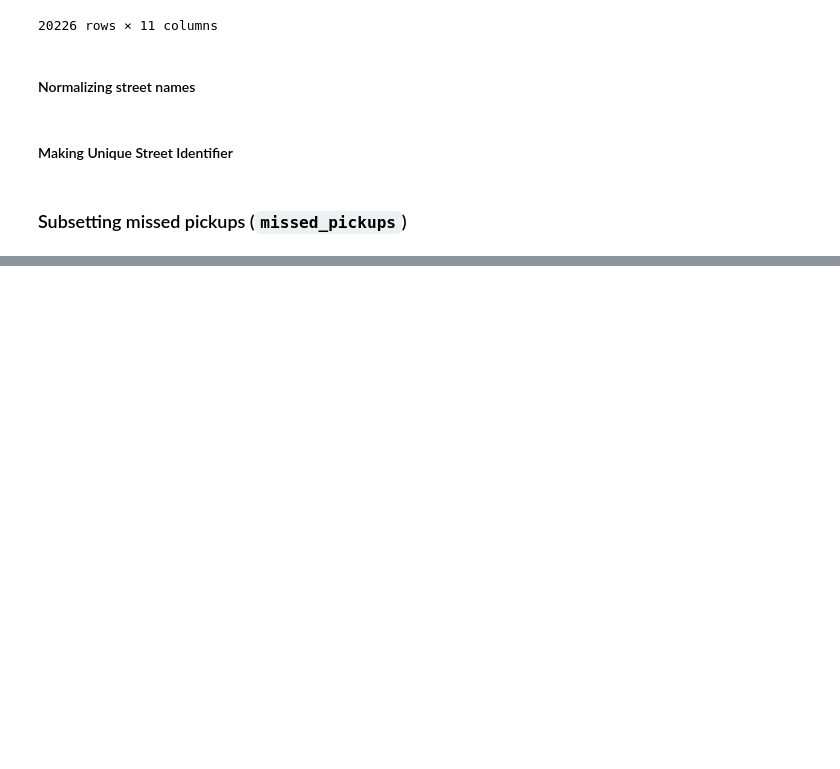
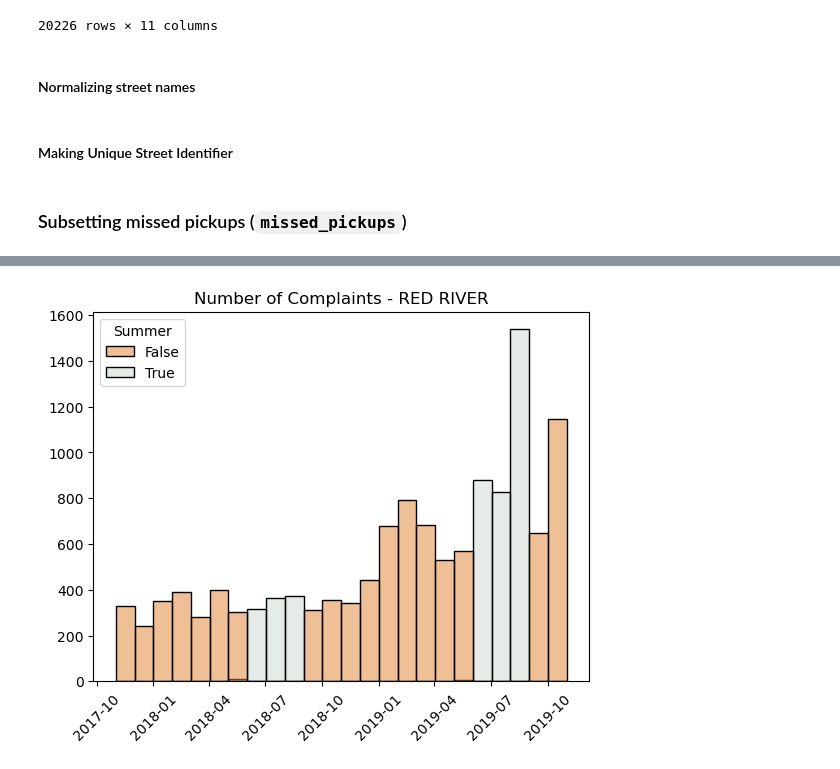
Before and after one commit to NSS-Data-Analytics-Cohort-17/trash-haulers-japan, a Jupyter notebook: scripts/trash_eda_Matthew.ipynb, the cells around one changed output, grey strips where cells are left out. Drawn from its saved outputs; the diff is of its cells as text; code cells hidden in the pictures; blank space fills up the shorter version.

```diff
--- a/scripts/trash_eda_Matthew.ipynb
+++ b/scripts/trash_eda_Matthew.ipynb
@@ -92,0 +212,12 @@ Name: count, dtype: int64
+# %%
+ax = sns.histplot(data=red_missed,
+        x='Date Opened',
+        bins = 24,
+        kde=False,
+        hue='Summer',
+        palette=['#E1812C','#ccdad1'])
+ax.set(title='Number of Complaints - RED RIVER', xlabel='', ylabel='')
+plt.xticks(rotation = 45)
+plt.show()
+# %% [output]
+[figure, added]
```
Also changed, not shown: parts of 26 cells of this notebook, 6 other files.
